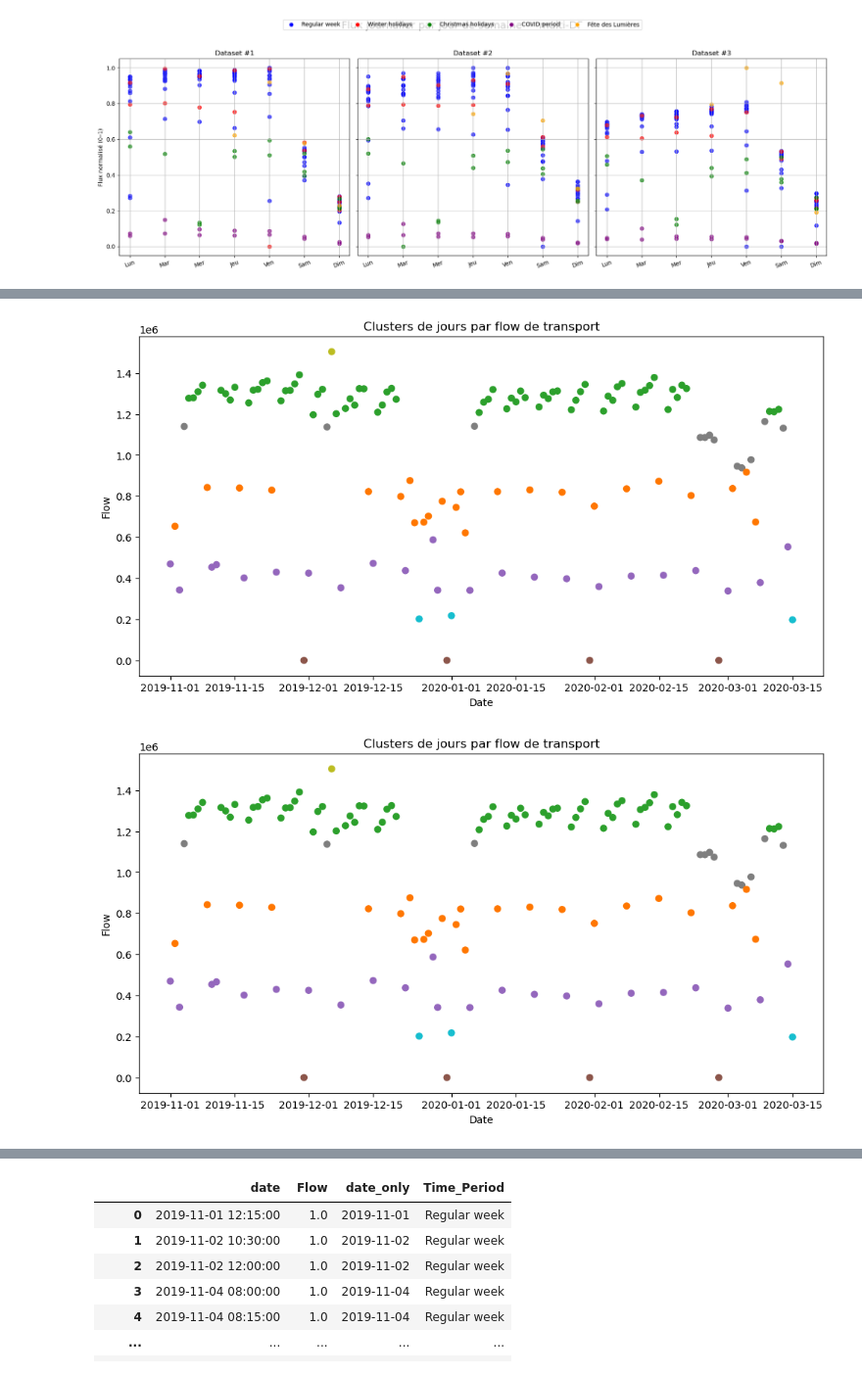
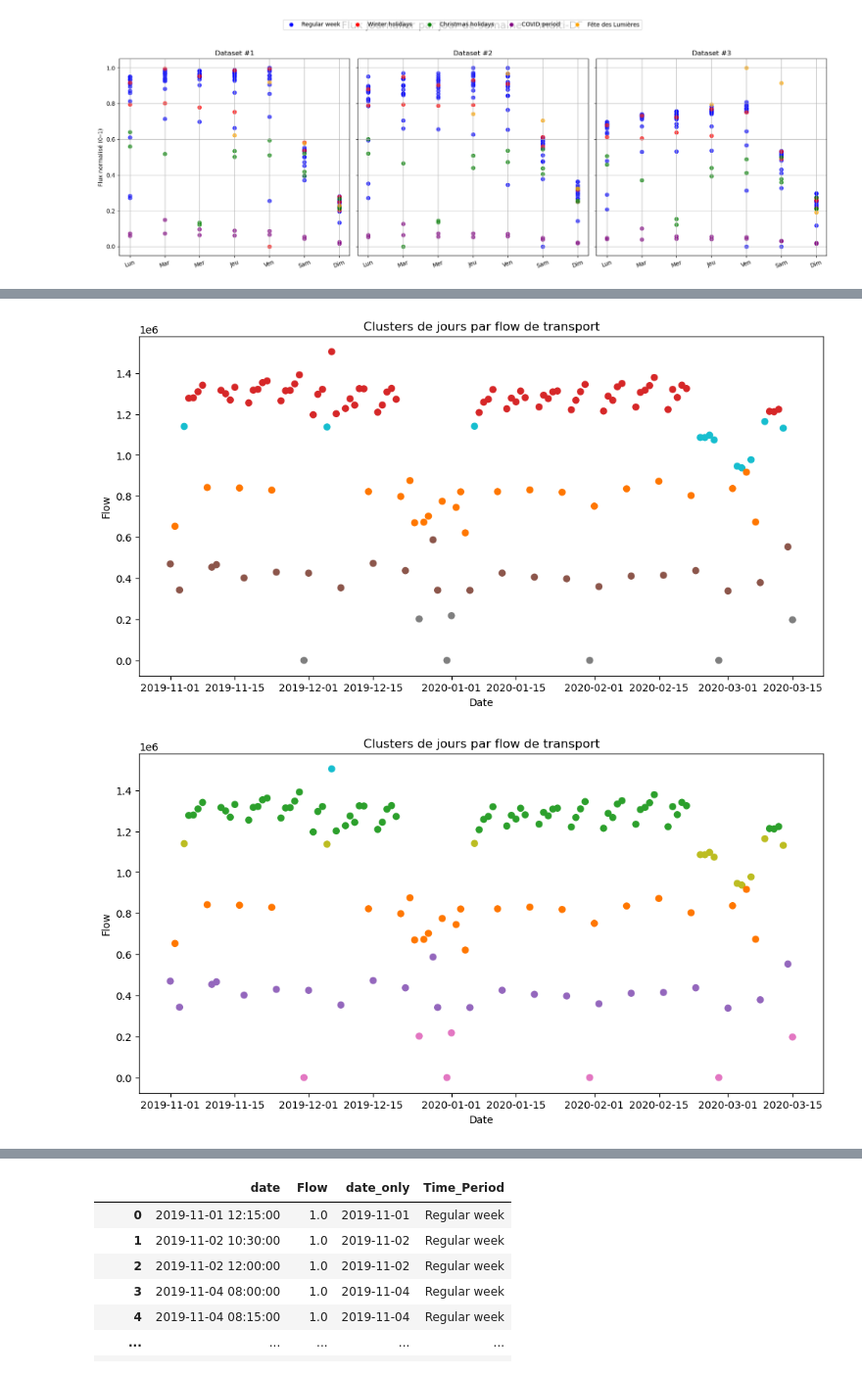
Before and after one commit to arnaudromain2003-lang/DSPAP-Project-2025-ARNAUD-DELPLANQUE-GASTARD, a Jupyter notebook: notebooks/Final_notebook.ipynb, the cells around one changed output, grey strips where cells are left out. Shown at 98% size. Drawn from its saved outputs; the diff is of its cells as text; code cells hidden in the pictures.

Commit message:
Add last plot

```diff
--- a/notebooks/Final_notebook.ipynb
+++ b/notebooks/Final_notebook.ipynb
@@ -244,16 +267,16 @@ plot.plot_day_variation((df_bus, df_tramway, df_subway),normalize=True)
 # %%
 date_debut_covid = pd.to_datetime(filters.COVID_START_DATE).date()
-df_cluster = clustering.cluster_kmeans_days(df_global, n_clusters=7, date_limit=date_debut_covid)
+df_cluster = clustering.cluster_kmeans_days(df_global, n_clusters=5, date_limit=date_debut_covid)
 clustering.plot_cluster(df_cluster, cmap=clustering.colors[1:])
 # %% [output]
-[figure, old version]
+[figure, new version]
 # %%
 
 date_debut_covid = filters.COVID_START_DATE
-df_cluster = clustering.cluster_kmeans_days(df_global, n_clusters=7, date_limit=date_debut_covid)
+df_cluster = clustering.cluster_kmeans_days(df_global, n_clusters=6, date_limit=date_debut_covid)
 clustering.plot_cluster(df_cluster, cmap=clustering.colors[1:])
 # %% [output]
-[figure, old version]
+[figure, new version]
 # %%
 clustering.plot_cluster_distribution(df_cluster, clustering.colors[1:])
 # %% [output]
```
Also changed, not shown: parts of 13 cells of this notebook.
